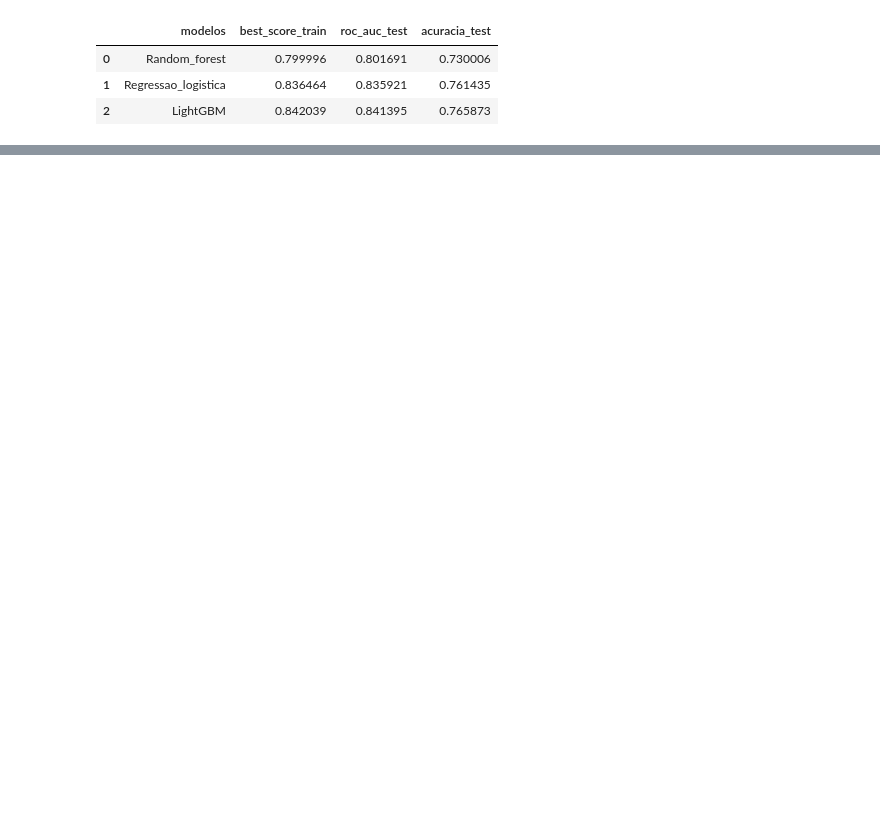
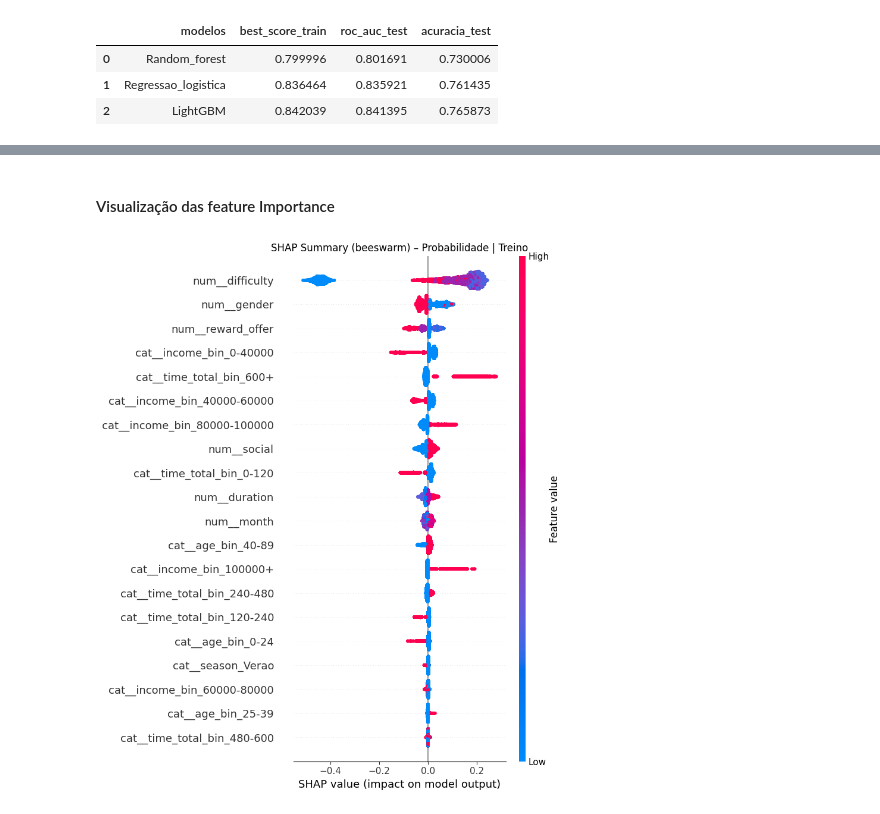
Before and after one commit to EduardoDemetrio/Faculdade, a Jupyter notebook: 6_Periodo/Aprendizado_superv/Trabalho_aprendizado_super/code/model.ipynb, the cells around one changed output, grey strips where cells are left out. Cells and saved outputs as stored; diff of their text form; code cells hidden in the pictures; blank space fills up the shorter version.

Commit message:
feat - finalizando o trabalho

```diff
--- a/6_Periodo/Aprendizado_superv/Trabalho_aprendizado_super/code/model.ipynb
+++ b/6_Periodo/Aprendizado_superv/Trabalho_aprendizado_super/code/model.ipynb
@@ -471,0 +686,34 @@ plt.show()
+# %% [markdown]
+#### Visualização das feature Importance
+# %%
+final_pipe = grid_2.best_estimator_
+
+prep_best = final_pipe.named_steps['prep']
+fe = prep_best.named_steps['fe']
+pre = prep_best.named_steps['pre']
+
+model = final_pipe.named_steps['model']
+X_fe = fe.transform(x_train)
+
+pre_pd = pre.set_output(transform='pandas')
+
+X_train_t = pre_pd.transform(X_fe)
+
+feature_names = list(X_train_t.columns)
+
+explainer = shap.TreeExplainer(
+    model,
+    data=X_train_t,
+    model_output='probability',
+    feature_perturbation='interventional'
+)
+
+sv_tr = explainer.shap_values(X_train_t)
+
+plt.figure()
+shap.summary_plot(sv_tr, X_train_t, feature_names=feature_names, show=False)
+plt.title('SHAP Summary (beeswarm) – Probabilidade | Treino')
+plt.tight_layout()
+plt.show()
+# %% [output]
+[figure, added]
```
Also changed, not shown: parts of 24 cells of this notebook, 1 other file.
